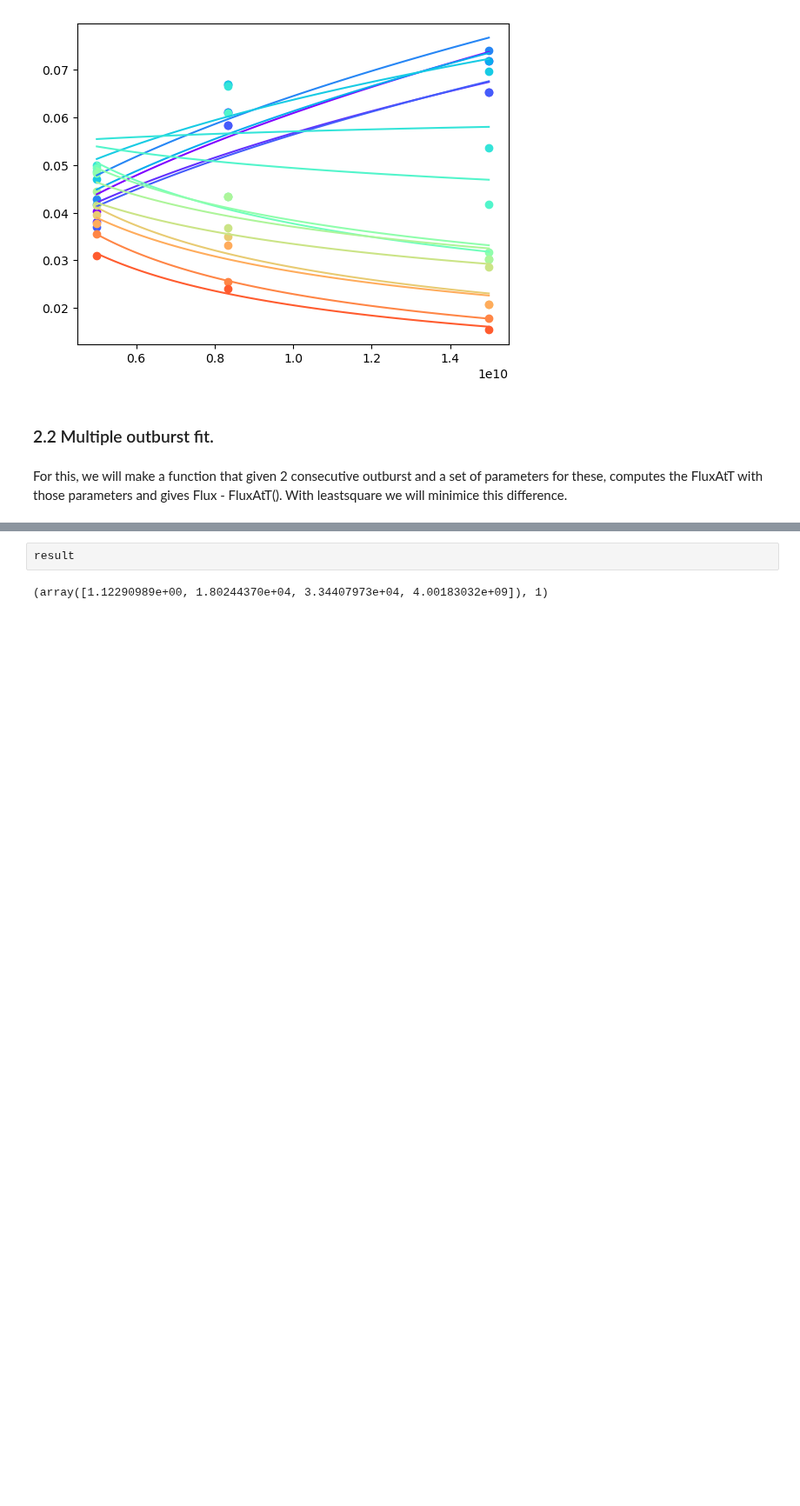
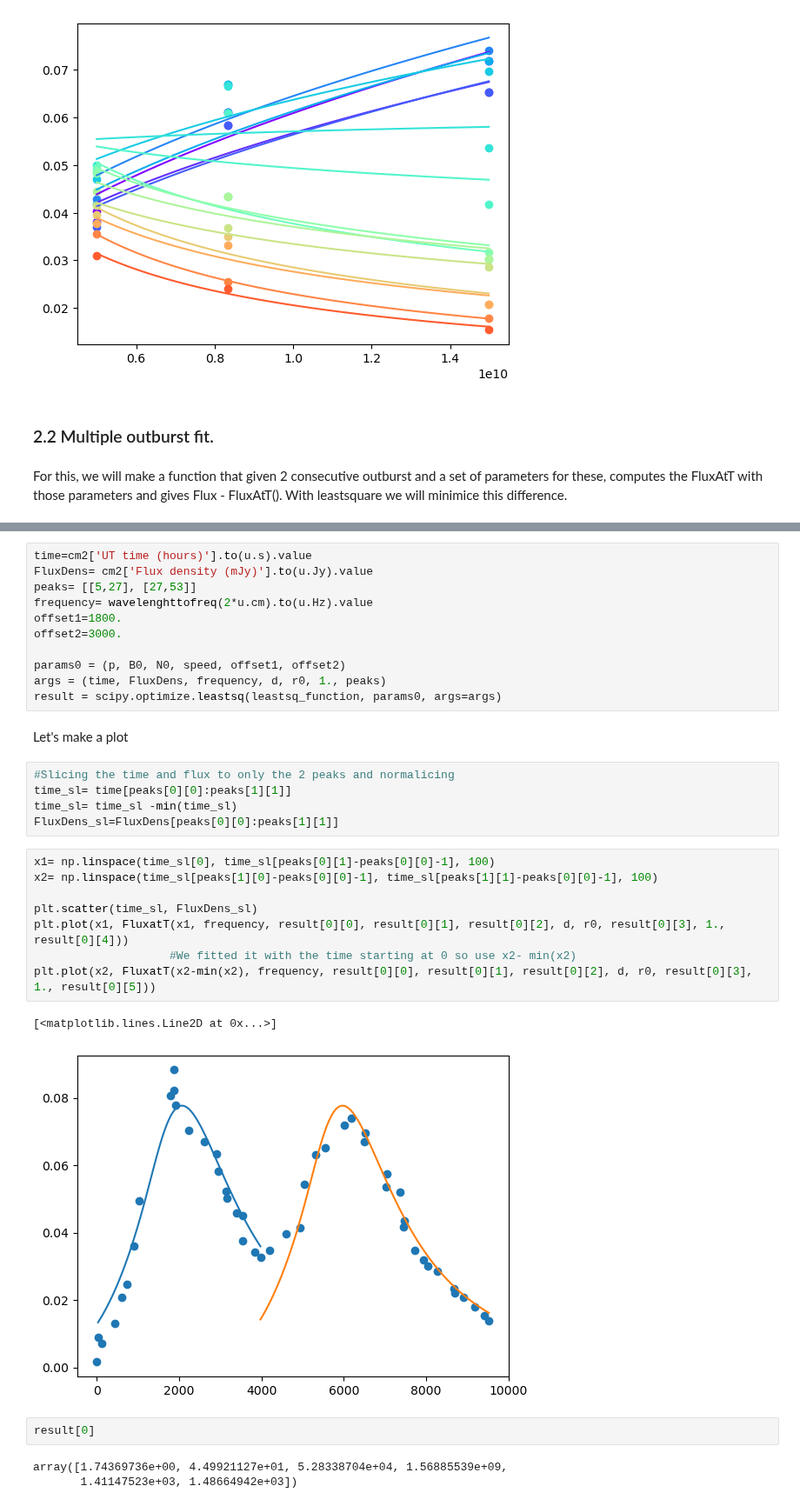
Before and after one commit to Camachoadri/JAEICU2024, a Jupyter notebook: Blob emission in GRS 1915+105/Blob emission in GRS 1915+105-07-03-24.ipynb, the cells around one changed output, grey strips where cells are left out. Shown at 87% size. Drawn from its saved outputs; the diff is of its cells as text; blank space fills up the shorter version.

Commit message:
Multiple outburst fit with plot

```diff
--- a/Blob emission in GRS 1915+105/Blob emission in GRS 1915+105-07-03-24.ipynb
+++ b/Blob emission in GRS 1915+105/Blob emission in GRS 1915+105-07-03-24.ipynb
@@ -789,4 +780,34 @@ ValueError: setting an array element with a sequence. The requested array has an
+# %%
+time=cm2['UT time (hours)'].to(u.s).value
+FluxDens= cm2['Flux density (mJy)'].to(u.Jy).value
+peaks= [[5,27], [27,53]]
+frequency= wavelenghttofreq(2*u.cm).to(u.Hz).value
+offset1=1800.
+offset2=3000.
+
+params0 = (p, B0, N0, speed, offset1, offset2)
+args = (time, FluxDens, frequency, d, r0, 1., peaks)
+result = scipy.optimize.leastsq(leastsq_function, params0, args=args)
+# %% [markdown]
+Let's make a plot
+# %%
+#Slicing the time and flux to only the 2 peaks and normalicing
+time_sl= time[peaks[0][0]:peaks[1][1]]
+time_sl= time_sl -min(time_sl)
+FluxDens_sl=FluxDens[peaks[0][0]:peaks[1][1]]
 # %%
-result
+x1= np.linspace(time_sl[0], time_sl[peaks[0][1]-peaks[0][0]-1], 100)
+x2= np.linspace(time_sl[peaks[1][0]-peaks[0][0]-1], time_sl[peaks[1][1]-peaks[0][0]-1], 100)
+
+plt.scatter(time_sl, FluxDens_sl)
+plt.plot(x1, FluxatT(x1, frequency, result[0][0], result[0][1], result[0][2], d, r0, result[0][3], 1., result[0][4]))
+                    #We fitted it with the time starting at 0 so use x2- min(x2)
+plt.plot(x2, FluxatT(x2-min(x2), frequency, result[0][0], result[0][1], result[0][2], d, r0, result[0][3], 1., result[0][5]))
 # %% [output]
-(array([1.12290989e+00, 1.80244370e+04, 3.34407973e+04, 4.00183032e+09]), 1)
+[<matplotlib.lines.Line2D at 0x...>]
+[figure, added]
+# %%
+result[0]
+# %% [output]
+array([1.74369736e+00, 4.49921127e+01, 5.28338704e+04, 1.56885539e+09,
+       1.41147523e+03, 1.48664942e+03])
```
Also changed, not shown: parts of 1 cell of this notebook.
